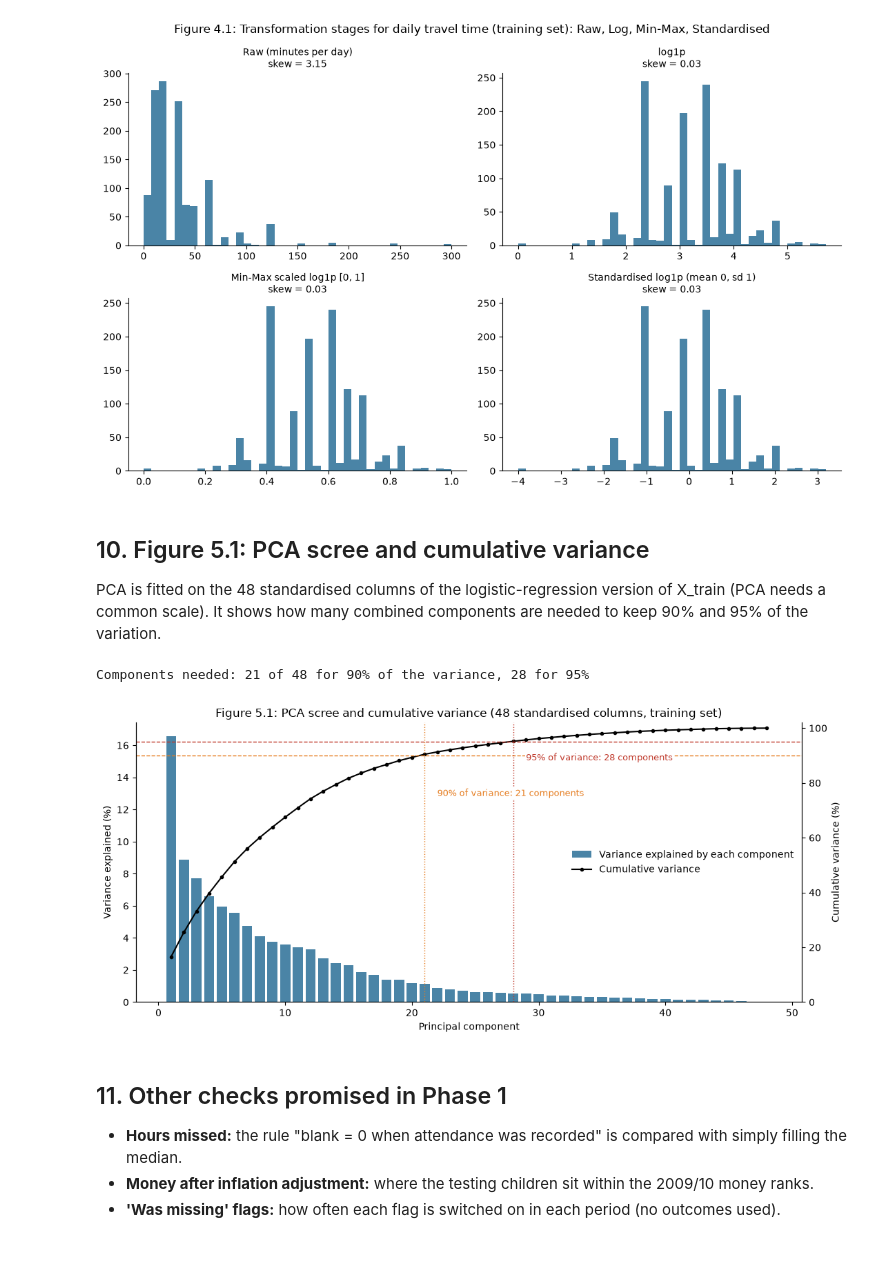
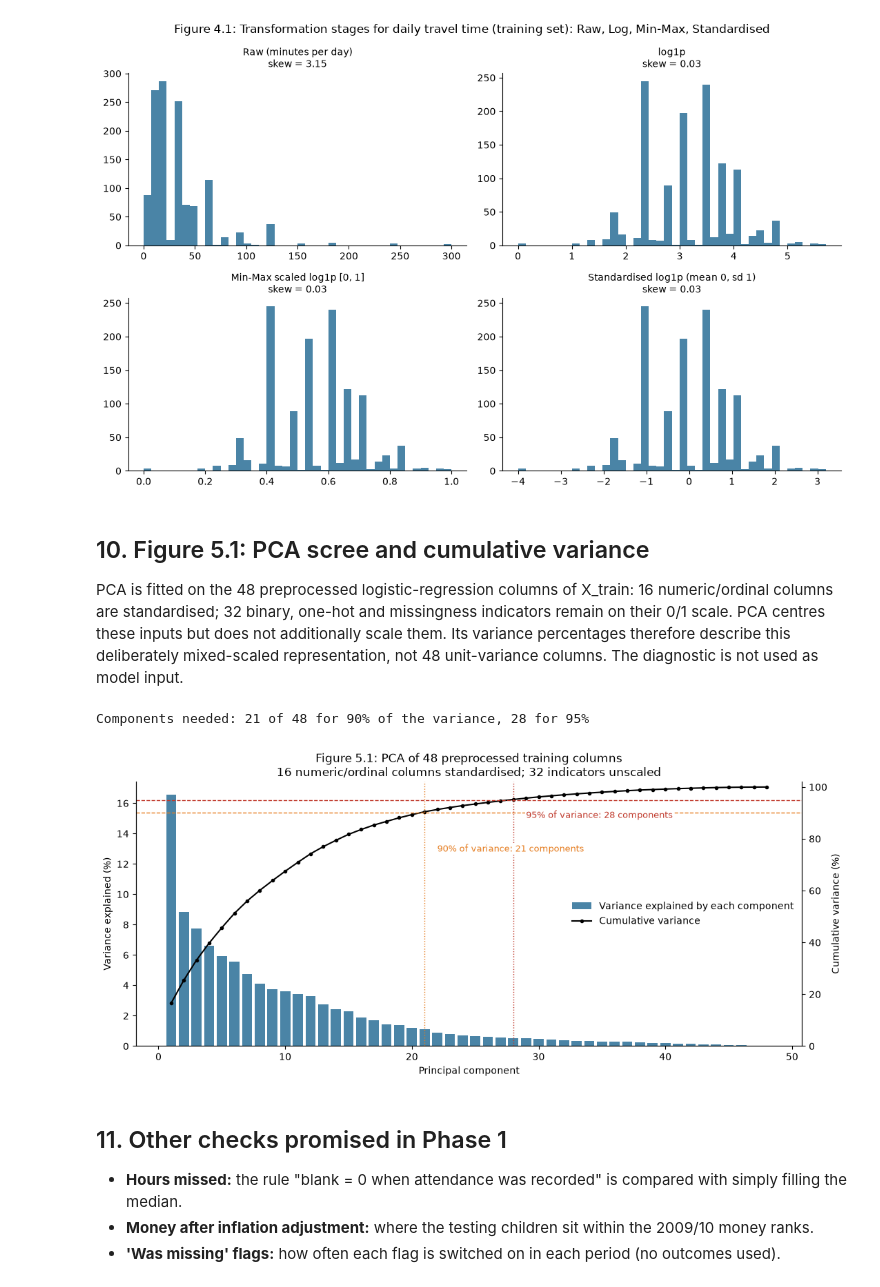
Before and after one commit to Emile-Lucky-Muhigira/AISD_Project, a Jupyter notebook: phase2_implementation/notebooks/pipeline_execution.ipynb, the cells around one changed output. Cells and saved outputs as stored; diff of their text form; code cells hidden in the pictures; blank space fills up the shorter version.

```diff
--- a/phase2_implementation/notebooks/pipeline_execution.ipynb
+++ b/phase2_implementation/notebooks/pipeline_execution.ipynb
@@ -410,38 +410,38 @@ plt.show()
 # %% [markdown]
 ## 10. Figure 5.1: PCA scree and cumulative variance
 
-PCA is fitted on the 48 standardised columns of the logistic-regression version of X_train (PCA needs a common scale). It shows how many combined components are needed to keep 90% and 95% of the variation.
+PCA is fitted on the 48 preprocessed logistic-regression columns of X_train: 16 numeric/ordinal columns are standardised; 32 binary, one-hot and missingness indicators remain on their 0/1 scale. PCA centres these inputs but does not additionally scale them. Its variance percentages therefore describe this deliberately mixed-scaled representation, not 48 unit-variance columns. The diagnostic is not used as model input.
 # %%
 pca = PCA().fit(Xtr_lr)
 ratio = pca.explained_variance_ratio_
 cum = np.cumsum(ratio)
 k90, k95 = int(np.argmax(cum >= 0.90) + 1), int(np.argmax(cum >= 0.95) + 1)
 print(f"Components needed: {k90} of {len(ratio)} for 90% of the variance, {k95} for 95%")
 
 fig, ax = plt.subplots(figsize=(11, 5))
 idx = np.arange(1, len(ratio) + 1)
 ax.bar(idx, ratio * 100, color=BLUE, alpha=0.85, label="Variance explained by each component")
 ax.set_xlabel("Principal component"); ax.set_ylabel("Variance explained (%)")
 ax2 = ax.twinx()
 ax2.plot(idx, cum * 100, color="black", marker="o", markersize=3, lw=1.5, label="Cumulative variance")
 for level, k, col in [(90, k90, "#e67e22"), (95, k95, RED)]:
     ax2.axhline(level, color=col, ls="--", lw=1)
     ax2.axvline(k, color=col, ls=":", lw=1)
     ax2.text(k + 1, level - 12 if level == 90 else level - 4, f"{level}% of variance: {k} components", color=col, fontsize=9,
              va="top", bbox=dict(facecolor="white", edgecolor="none", pad=1))
 ax2.set_ylabel("Cumulative variance (%)"); ax2.set_ylim(0, 102)
 h1, l1 = ax.get_legend_handles_labels(); h2, l2 = ax2.get_legend_handles_labels()
 ax.legend(h1 + h2, l1 + l2, loc="center right", frameon=False)
 ax.spines[["top"]].set_visible(False); ax2.spines[["top"]].set_visible(False)
-plt.title("Figure 5.1: PCA scree and cumulative variance (48 standardised columns, training set)", fontsize=12)
+plt.title("Figure 5.1: PCA of 48 preprocessed training columns\n16 numeric/ordinal columns standardised; 32 indicators unscaled", fontsize=12)
 plt.tight_layout()
 plt.savefig(FIG / "fig5_1_pca_scree_plot.png", bbox_inches="tight")
 plt.show()
 pd.DataFrame({"component": idx, "variance ratio": ratio, "cumulative variance": cum}).to_csv(
     OUT / "pca_variance.csv", index=False)
 # %% [output]
 Components needed: 21 of 48 for 90% of the variance, 28 for 95%
-[figure, old version]
+[figure, new version]
 # %% [markdown]
 ## 11. Other checks promised in Phase 1
 
```
Also changed, not shown: parts of 9 cells of this notebook, 11 other files.
